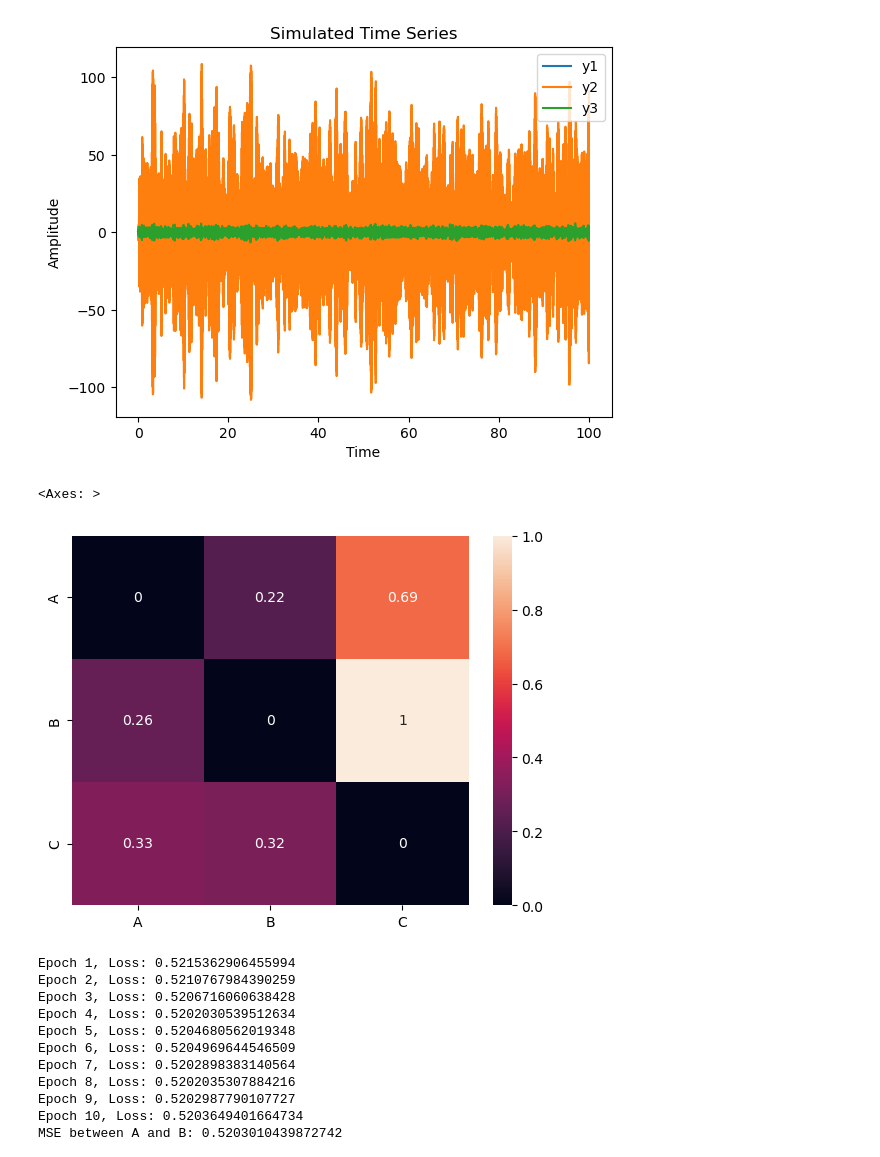
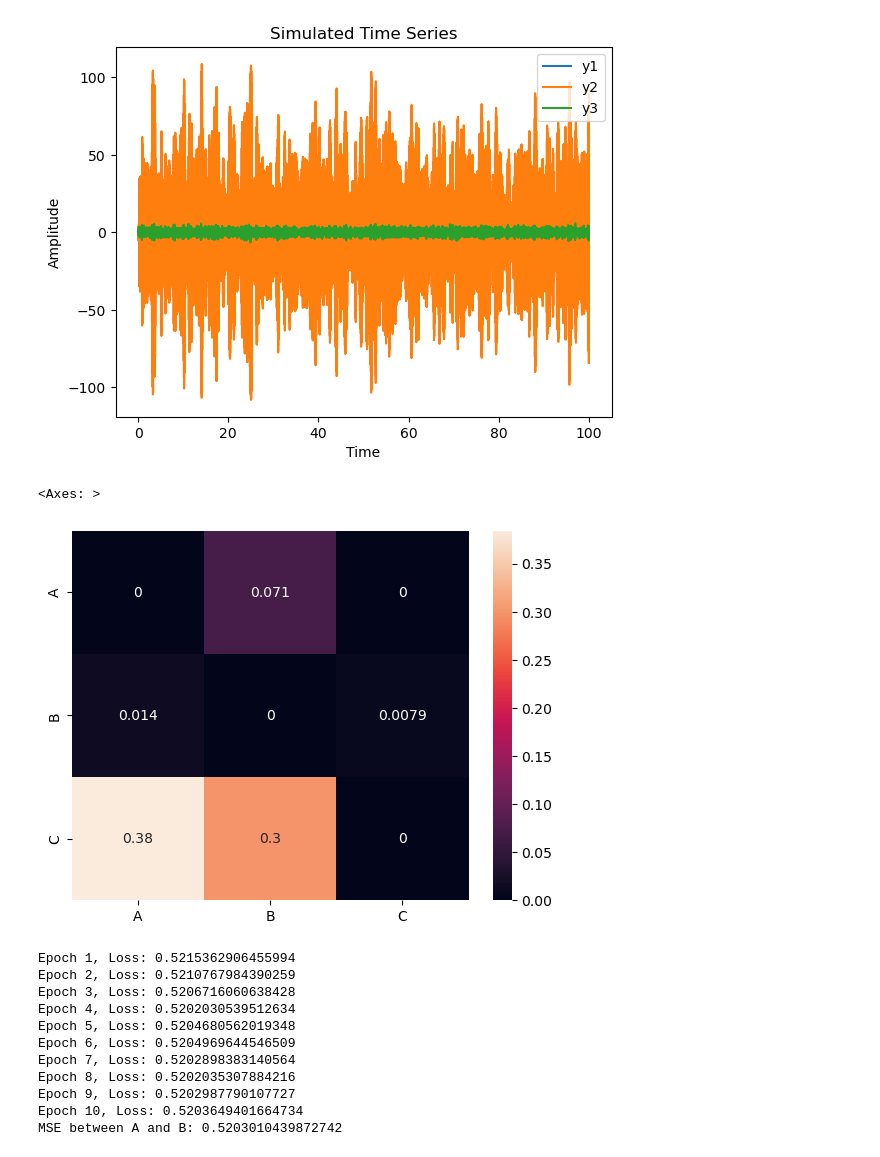
Before and after one commit to econnerty/functional-connectivity, a Jupyter notebook: reservoir.ipynb, the cells around one changed output. Drawn from its saved outputs; the diff is of its cells as text; code cells hidden in the pictures.

```diff
--- a/reservoir.ipynb
+++ b/reservoir.ipynb
@@ -183,36 +183,39 @@ class SimpleESN:
 
         return np.dot(states, self.W_out.T)
 
 # Function to train an ESN and calculate MSE for a given input-output pair
 def train_and_evaluate(input_series, target_series):
     esn = SimpleESN(n_reservoir=15, spectral_radius=.8, sparsity=.2)
     esn.train(input_series[:-1, np.newaxis], target_series[1:])
     predictions = esn.predict(input_series[:-1, np.newaxis]).flatten()
     mse = np.mean((predictions - target_series[1:])**2)
     return mse
 
 # Time series in a list for easier iteration
-time_series = [y1_a, y2_a, y3_a]
+time_series = [A, B, C]
 mse_results = np.zeros((3, 3))
 
 # Step 3: Train ESNs for Each Time Series Pair and Evaluate
 for i in range(3):
     for j in range(3):
         if i != j:
             mse_results[i, j] = train_and_evaluate(time_series[i], time_series[j])
         else:
-            mse_results[i, j] = 0.0
+            mse_results[i, j] = train_and_evaluate(time_series[i], np.roll(time_series[j],-2))
 
 # Invert MSE for adjacency matrix (higher value means stronger predictive power)
 adjacency_matrix = np.where(mse_results != 0, 1 / mse_results, 0)
 
 #Normalize the adjacency matrix between 0 and 1
 adjacency_matrix = (adjacency_matrix - np.min(adjacency_matrix)) / (np.max(adjacency_matrix) - np.min(adjacency_matrix))
 
+#Fill diagonal with zeros
+np.fill_diagonal(adjacency_matrix, 0)
+
 sns.heatmap(adjacency_matrix, annot=True, xticklabels=['A', 'B', 'C'], yticklabels=['A', 'B', 'C'])
 # %% [output]
 <Axes: >
-[figure, old version]
+[figure, new version]
 # %%
 import torch
 import torch.nn as nn
```
Also changed, not shown: parts of 2 cells of this notebook, 3 other files.
